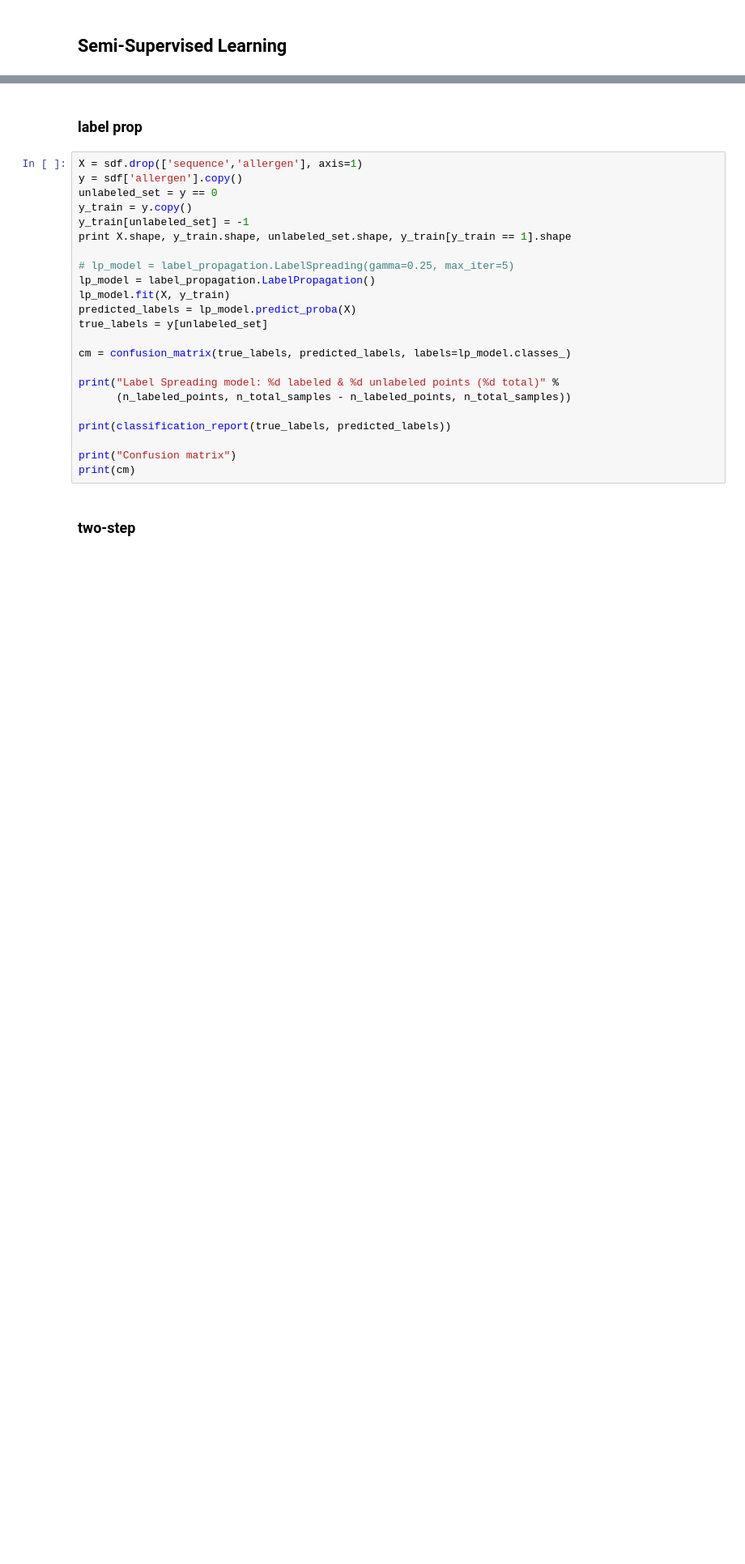
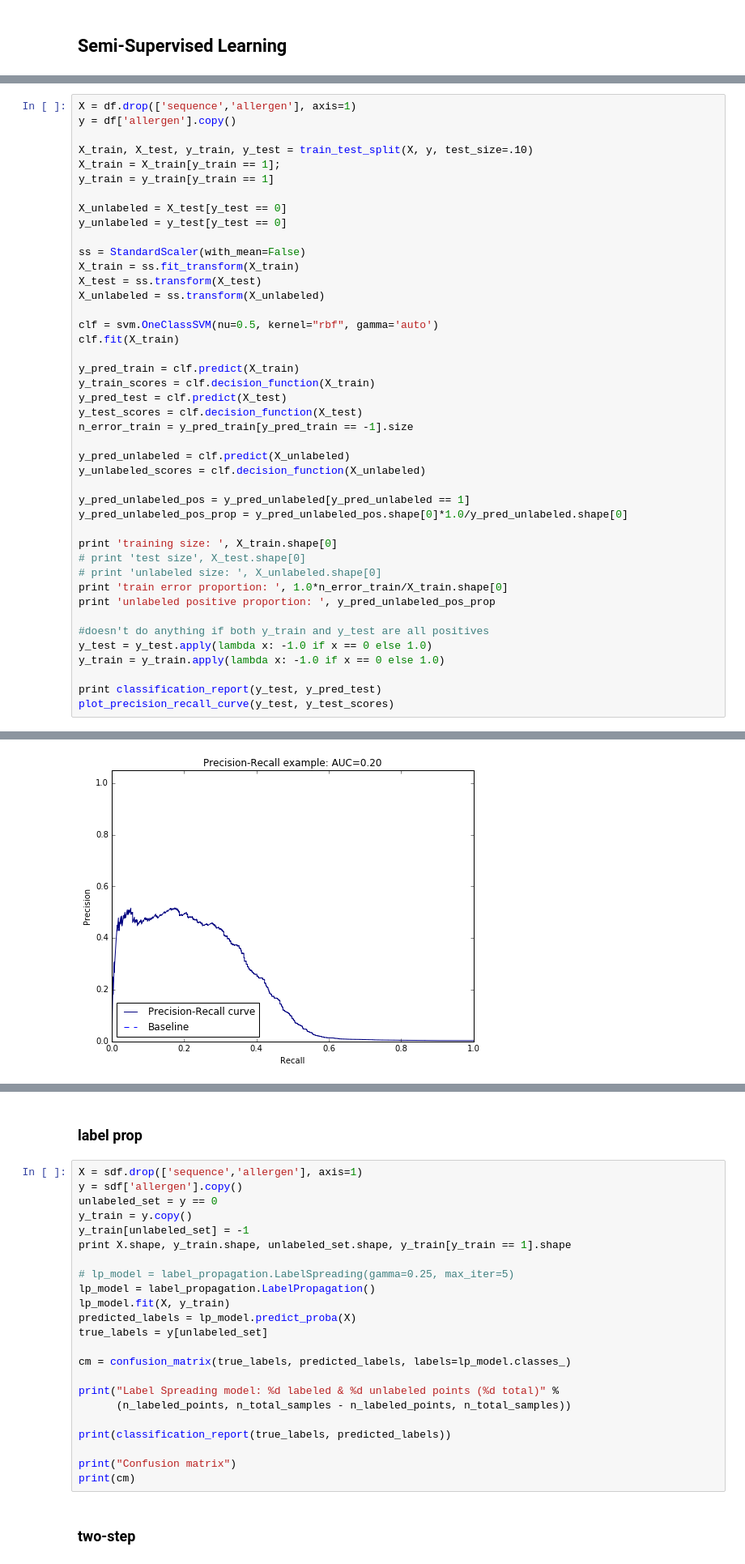
Before and after one commit to JaredJacobsen/capstone_project, a Jupyter notebook: allergen_modelling.ipynb, the cells around one changed output, grey strips where cells are left out. Shown: that part at 81% size. Cells and saved outputs as stored; diff of their text form; blank space fills up the shorter version.

```diff
--- a/allergen_modelling.ipynb
+++ b/allergen_modelling.ipynb
@@ -353,0 +396,44 @@ print gs_clf.best_score_, gs_clf.best_params_
+# %%
+X = df.drop(['sequence','allergen'], axis=1)
+y = df['allergen'].copy()
+
+X_train, X_test, y_train, y_test = train_test_split(X, y, test_size=.10)
+X_train = X_train[y_train == 1];
+y_train = y_train[y_train == 1]
+
+X_unlabeled = X_test[y_test == 0]
+y_unlabeled = y_test[y_test == 0]
+
+ss = StandardScaler(with_mean=False)
+X_train = ss.fit_transform(X_train)
+X_test = ss.transform(X_test)
+X_unlabeled = ss.transform(X_unlabeled)
+
+clf = svm.OneClassSVM(nu=0.5, kernel="rbf", gamma='auto')
+clf.fit(X_train)
+
+y_pred_train = clf.predict(X_train)
+y_train_scores = clf.decision_function(X_train)
+y_pred_test = clf.predict(X_test)
+y_test_scores = clf.decision_function(X_test)
+n_error_train = y_pred_train[y_pred_train == -1].size
+
+y_pred_unlabeled = clf.predict(X_unlabeled)
+y_unlabeled_scores = clf.decision_function(X_unlabeled)
+
+y_pred_unlabeled_pos = y_pred_unlabeled[y_pred_unlabeled == 1]
+y_pred_unlabeled_pos_prop = y_pred_unlabeled_pos.shape[0]*1.0/y_pred_unlabeled.shape[0]
+
+print 'training size: ', X_train.shape[0]
+# print 'test size', X_test.shape[0]
+# print 'unlabeled size: ', X_unlabeled.shape[0]
+print 'train error proportion: ', 1.0*n_error_train/X_train.shape[0]
+print 'unlabeled positive proportion: ', y_pred_unlabeled_pos_prop
+
+#doesn't do anything if both y_train and y_test are all positives
+y_test = y_test.apply(lambda x: -1.0 if x == 0 else 1.0)
+y_train = y_train.apply(lambda x: -1.0 if x == 0 else 1.0)
+
+print classification_report(y_test, y_pred_test)
+plot_precision_recall_curve(y_test, y_test_scores)
+# %% [output]
@@ -353,0 +450 @@ print gs_clf.best_score_, gs_clf.best_params_
+[figure, added]
```
Also changed, not shown: parts of 30 cells of this notebook, 2 other files.
